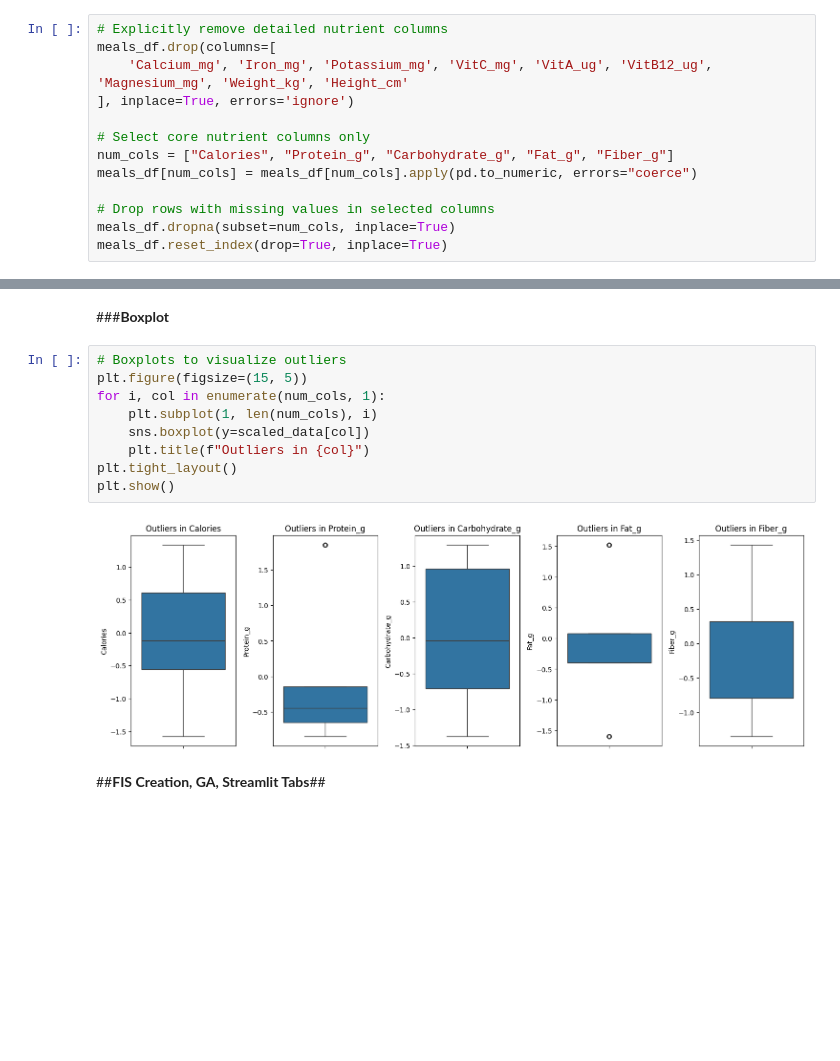
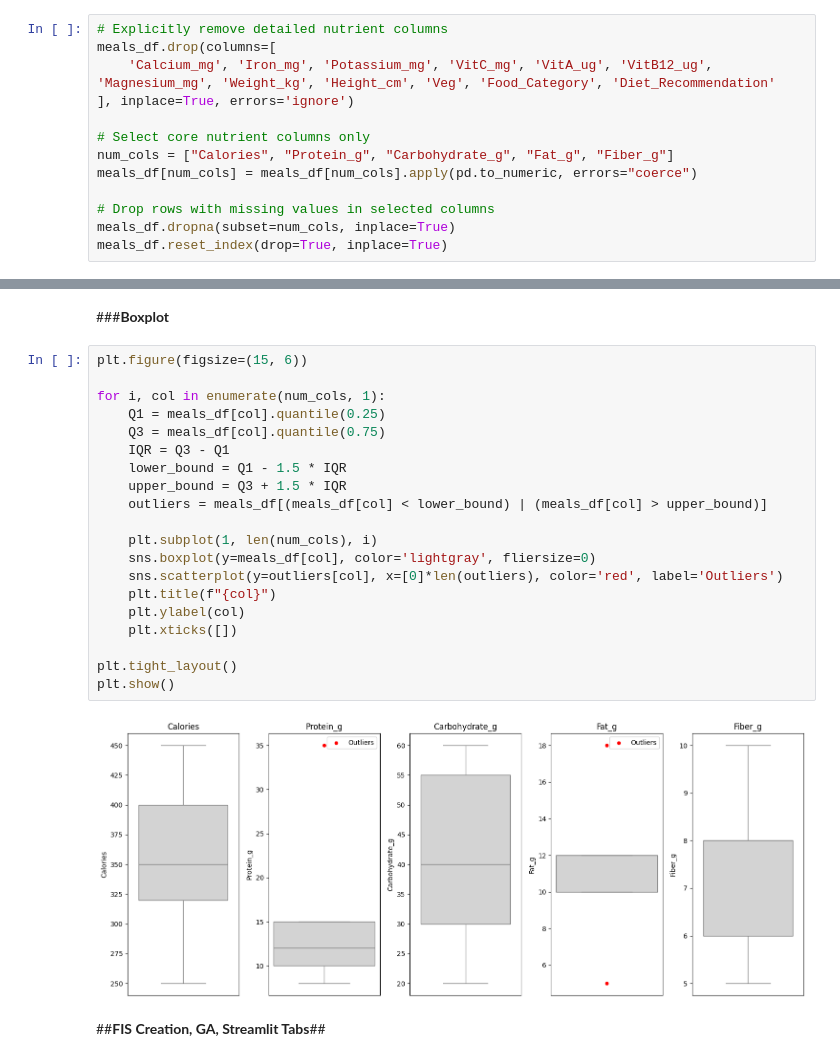
Before and after one commit to Kenny0215/Smart-Diet-Plan-Recommendation-System-Using-Fuzzy-Logic-and-Genetic-Algorithm, a Jupyter notebook: Smart_Diet_Plan_Recommendation_System_Using_Fuzzy_Logic.ipynb, the cells around one changed output, grey strips where cells are left out. Cells and saved outputs as stored; diff of their text form; blank space fills up the shorter version.

```diff
--- a/Smart_Diet_Plan_Recommendation_System_Using_Fuzzy_Logic.ipynb
+++ b/Smart_Diet_Plan_Recommendation_System_Using_Fuzzy_Logic.ipynb
@@ -36,7 +36,7 @@ meals_df = pd.read_csv(file_path)
 # %%
 # Explicitly remove detailed nutrient columns
 meals_df.drop(columns=[
-    'Calcium_mg', 'Iron_mg', 'Potassium_mg', 'VitC_mg', 'VitA_ug', 'VitB12_ug', 'Magnesium_mg', 'Weight_kg', 'Height_cm'
+    'Calcium_mg', 'Iron_mg', 'Potassium_mg', 'VitC_mg', 'VitA_ug', 'VitB12_ug', 'Magnesium_mg', 'Weight_kg', 'Height_cm', 'Veg', 'Food_Category', 'Diet_Recommendation'
 ], inplace=True, errors='ignore')
 
 # Select core nutrient columns only
@@ -83,16 +83,27 @@ plt.show()
 # %% [markdown]
 ###**Boxplot**
 # %%
-# Boxplots to visualize outliers
-plt.figure(figsize=(15, 5))
+plt.figure(figsize=(15, 6))
+
 for i, col in enumerate(num_cols, 1):
+    Q1 = meals_df[col].quantile(0.25)
+    Q3 = meals_df[col].quantile(0.75)
+    IQR = Q3 - Q1
+    lower_bound = Q1 - 1.5 * IQR
+    upper_bound = Q3 + 1.5 * IQR
+    outliers = meals_df[(meals_df[col] < lower_bound) | (meals_df[col] > upper_bound)]
+
     plt.subplot(1, len(num_cols), i)
-    sns.boxplot(y=scaled_data[col])
-    plt.title(f"Outliers in {col}")
+    sns.boxplot(y=meals_df[col], color='lightgray', fliersize=0)
+    sns.scatterplot(y=outliers[col], x=[0]*len(outliers), color='red', label='Outliers')
+    plt.title(f"{col}")
+    plt.ylabel(col)
+    plt.xticks([])
+
 plt.tight_layout()
 plt.show()
 # %% [output]
-[figure, old version]
+[figure, new version]
 # %% [markdown]
 ##**FIS Creation, GA, Streamlit Tabs**##
 # %%
```
Also changed, not shown: parts of 2 cells of this notebook, 2 other files.
